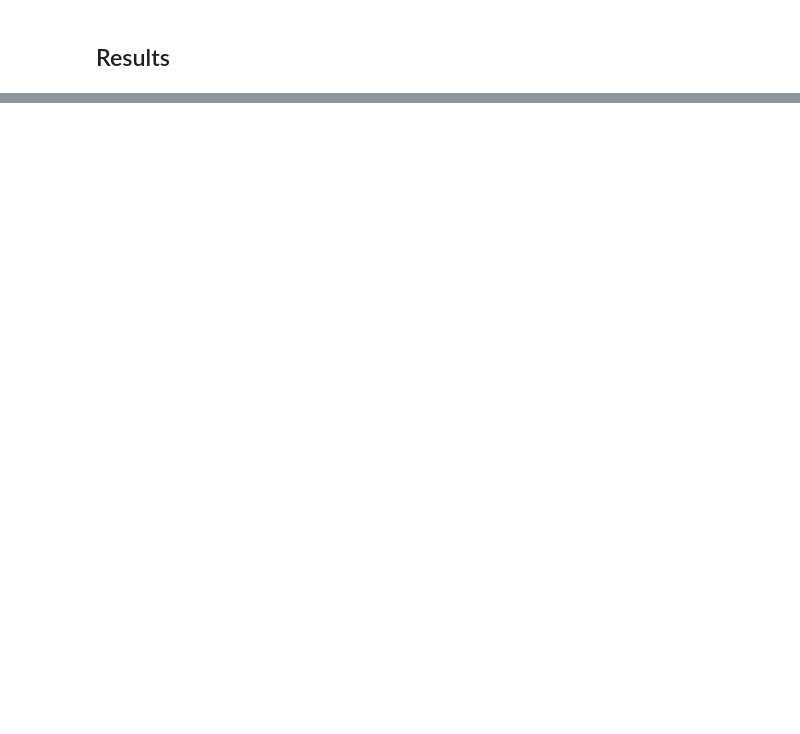
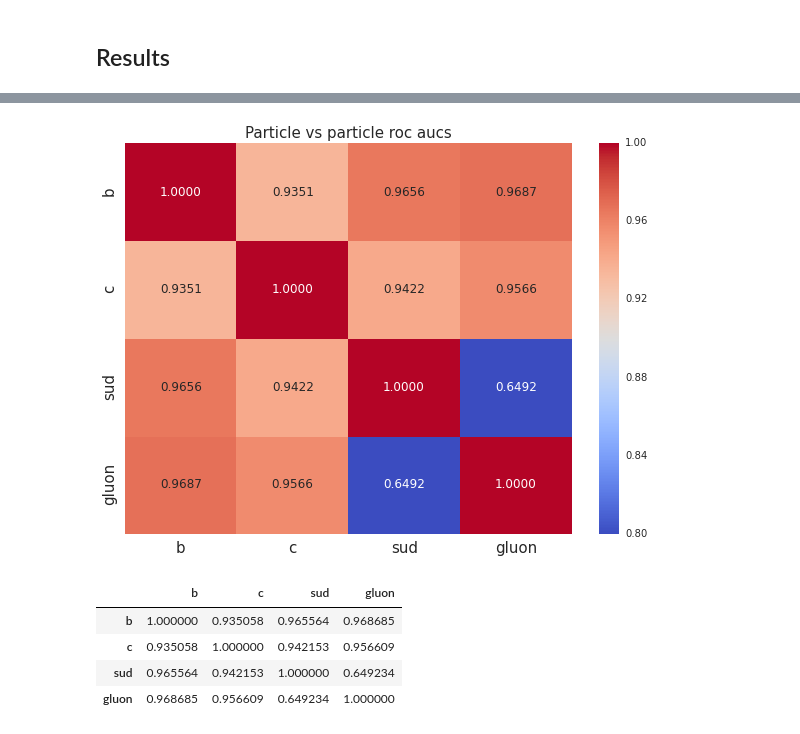
Before and after one commit to tlikhomanenko/jet_tagging_LHCb, a Jupyter notebook: jet-tagging.ipynb, the cells around one changed output, grey strips where cells are left out. Drawn from its saved outputs; the diff is of its cells as text; code cells hidden in the pictures; blank space fills up the shorter version.

```diff
--- a/jet-tagging.ipynb
+++ b/jet-tagging.ipynb
@@ -433,0 +212,37 @@ svc_roc_aucs - roc_auc_baseline
+# %%
+%%time
+from keras.utils import np_utils
+from keras.models import Sequential
+from keras.layers import Dense, Dropout, Activation
+from keras.optimizers import SGD, Adadelta
+from keras.callbacks import EarlyStopping
+from keras.regularizers import l2, activity_l2, l1, activity_l1, l1l2
+
+clf = Sequential()
+clf.add(Dense(100, input_dim=X_train.shape[1], init='uniform', activation='sigmoid'))
+#clf.add(Activation('sigmoid'))
+clf.add(Dropout(0.5))
+clf.add(Dense(4, init='uniform', activation='softmax'))
+#clf.add(Activation('sigmoid'))
+#clf.add(Activation('softmax'))
+
+ada = Adadelta(lr=1., rho=0.95, epsilon=1e-06)
+sgd = SGD(lr=0.02, decay=0.0, momentum=0.0, nesterov=False)
+
+clf.compile(loss='categorical_crossentropy',
+              optimizer=sgd,
+             class_mode = "categorical")
+
+call = EarlyStopping(monitor='val_loss', patience=20, verbose=0, mode='auto')
+
+
+history = clf.fit(X=X_train,
+                y=y_train,
+                #sample_weight=weights_train,
+                nb_epoch=2000,
+                batch_size=1000,
+                show_accuracy=True,
+                validation_split=0.1,
+                validation_data = (X_test, y_test),
+                verbose=0,
+                callbacks=[])
@@ -433,0 +267,13 @@ svc_roc_aucs - roc_auc_baseline
+# %%
+import os, sys
+sys.path.append('python')
+import utils
+mlp_roc_aucs = utils.get_roc_auc_matrix(test_labels, prob_mlp, names, save_path=None, show=True)
+mlp_roc_aucs
+# %% [output]
+[figure, added]
+|  | b | c | sud | gluon |
+| b | 1.000000 | 0.935058 | 0.965564 | 0.968685 |
+| c | 0.935058 | 1.000000 | 0.942153 | 0.956609 |
+| sud | 0.965564 | 0.942153 | 1.000000 | 0.649234 |
+| gluon | 0.968685 | 0.956609 | 0.649234 | 1.000000 |
```
Also changed, not shown: parts of 47 cells of this notebook.
